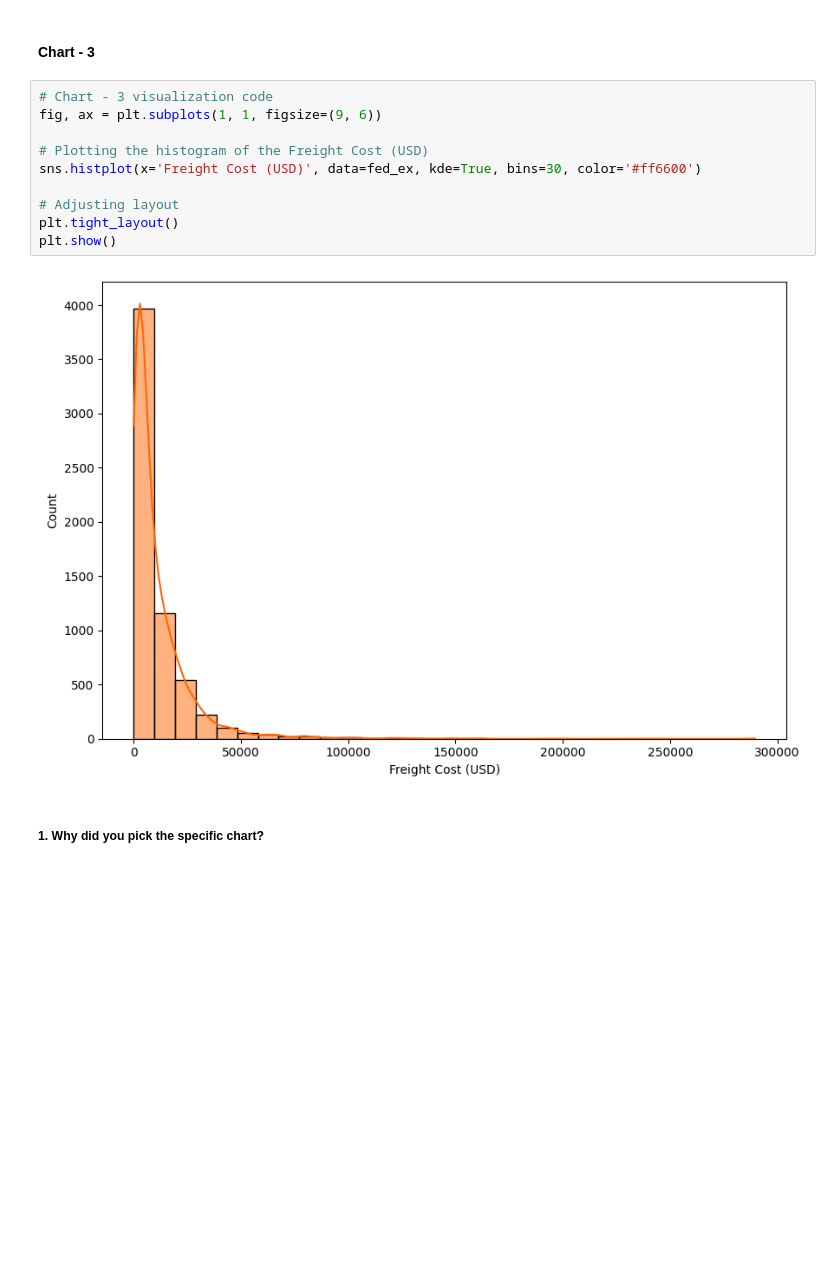
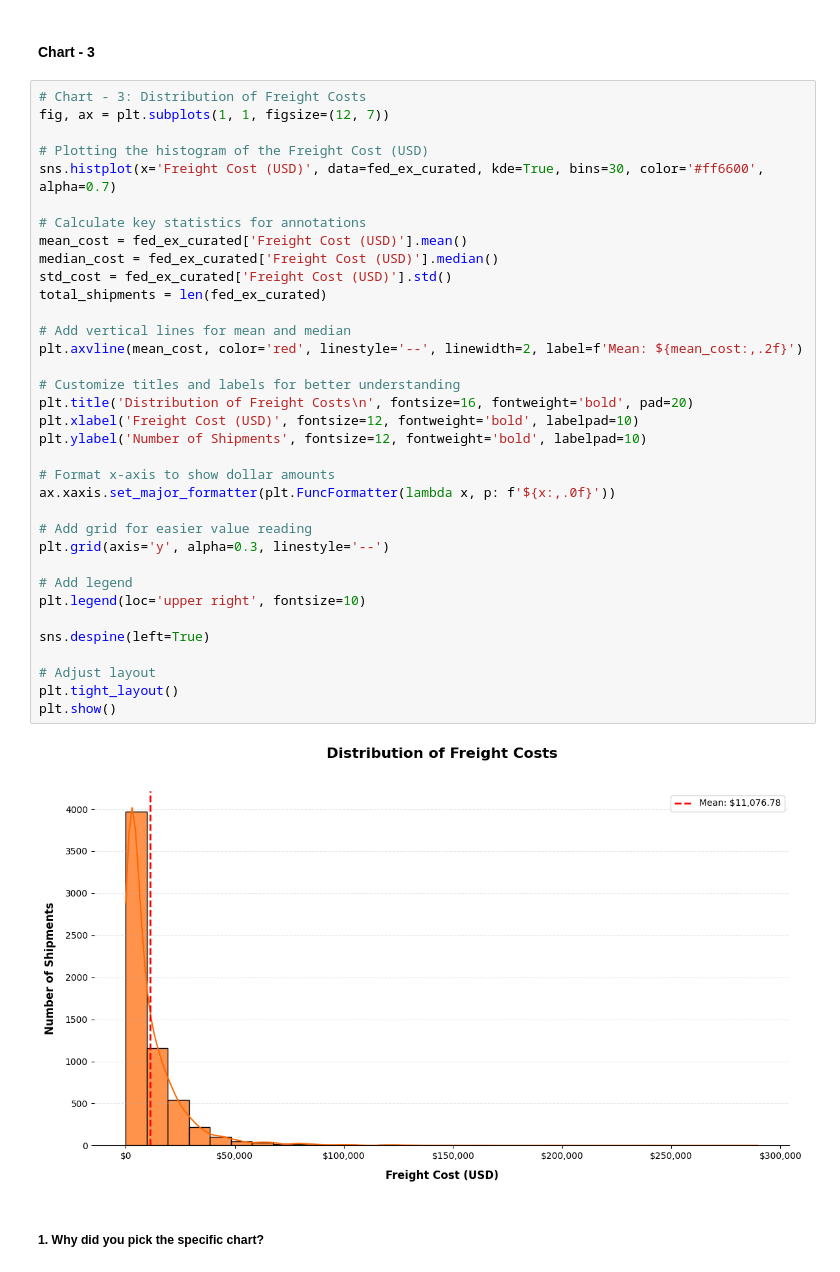
Before and after one commit to S-Narasimman/FedEx-Logistics-Performance-Analysis, a Jupyter notebook: FedEx_Logistics_Performance_Analysis.ipynb, the cells around one changed output. Drawn from its saved outputs; the diff is of its cells as text; blank space fills up the shorter version.

```diff
--- a/FedEx_Logistics_Performance_Analysis.ipynb
+++ b/FedEx_Logistics_Performance_Analysis.ipynb
@@ -441,18 +511,43 @@ Are there any insights that lead to negative growth? Justify with specific reaso
 **Negative Insight:** Relying too much on air transport may lead to higher costs and missed opportunities for cheaper ocean freight options.
 # %% [markdown]
 #### Chart - 3
-# %%
-# Chart - 3 visualization code
-fig, ax = plt.subplots(1, 1, figsize=(9, 6))
-
-# Plotting the histogram of the Freight Cost (USD)
-sns.histplot(x='Freight Cost (USD)', data=fed_ex, kde=True, bins=30, color='#ff6600')
-
-# Adjusting layout
-plt.tight_layout()
-plt.show()
-# %% [output]
-[figure, removed]
+# %%
+# Chart - 3: Distribution of Freight Costs
+fig, ax = plt.subplots(1, 1, figsize=(12, 7))
+
+# Plotting the histogram of the Freight Cost (USD)
+sns.histplot(x='Freight Cost (USD)', data=fed_ex_curated, kde=True, bins=30, color='#ff6600', alpha=0.7)
+
+# Calculate key statistics for annotations
+mean_cost = fed_ex_curated['Freight Cost (USD)'].mean()
+median_cost = fed_ex_curated['Freight Cost (USD)'].median()
+std_cost = fed_ex_curated['Freight Cost (USD)'].std()
+total_shipments = len(fed_ex_curated)
+
+# Add vertical lines for mean and median
+plt.axvline(mean_cost, color='red', linestyle='--', linewidth=2, label=f'Mean: ${mean_cost:,.2f}')
+
+# Customize titles and labels for better understanding
+plt.title('Distribution of Freight Costs\n', fontsize=16, fontweight='bold', pad=20)
+plt.xlabel('Freight Cost (USD)', fontsize=12, fontweight='bold', labelpad=10)
+plt.ylabel('Number of Shipments', fontsize=12, fontweight='bold', labelpad=10)
+
+# Format x-axis to show dollar amounts
+ax.xaxis.set_major_formatter(plt.FuncFormatter(lambda x, p: f'${x:,.0f}'))
+
+# Add grid for easier value reading
+plt.grid(axis='y', alpha=0.3, linestyle='--')
+
+# Add legend
+plt.legend(loc='upper right', fontsize=10)
+
+sns.despine(left=True)
+
+# Adjust layout
+plt.tight_layout()
+plt.show()
+# %% [output]
+[figure, added]
 # %% [markdown]
 ##### 1. Why did you pick the specific chart?
 # %% [markdown]
```
Also changed, not shown: parts of 48 cells of this notebook.
